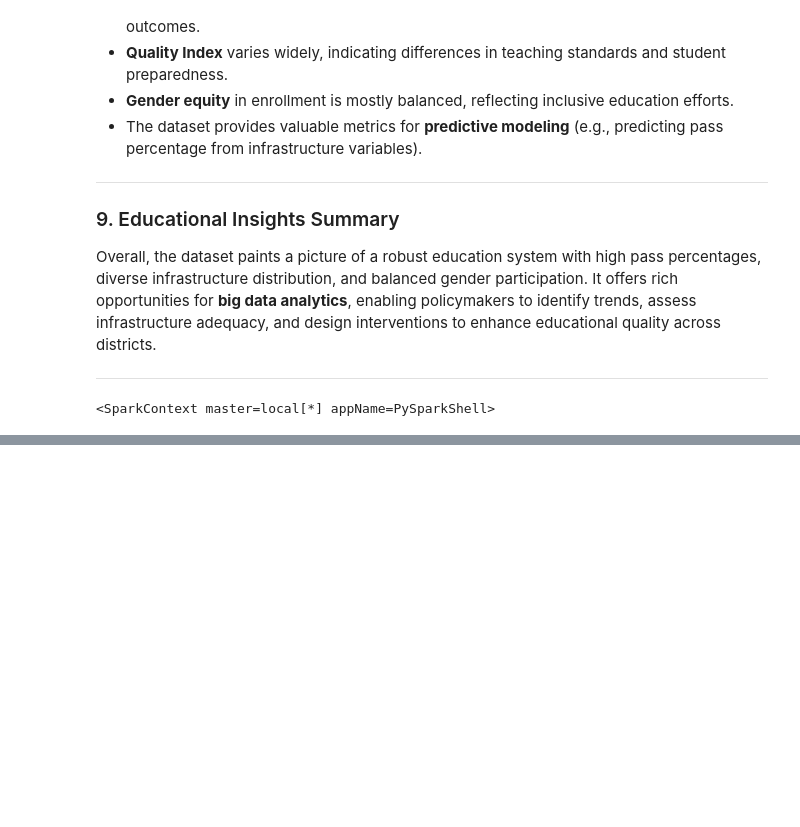
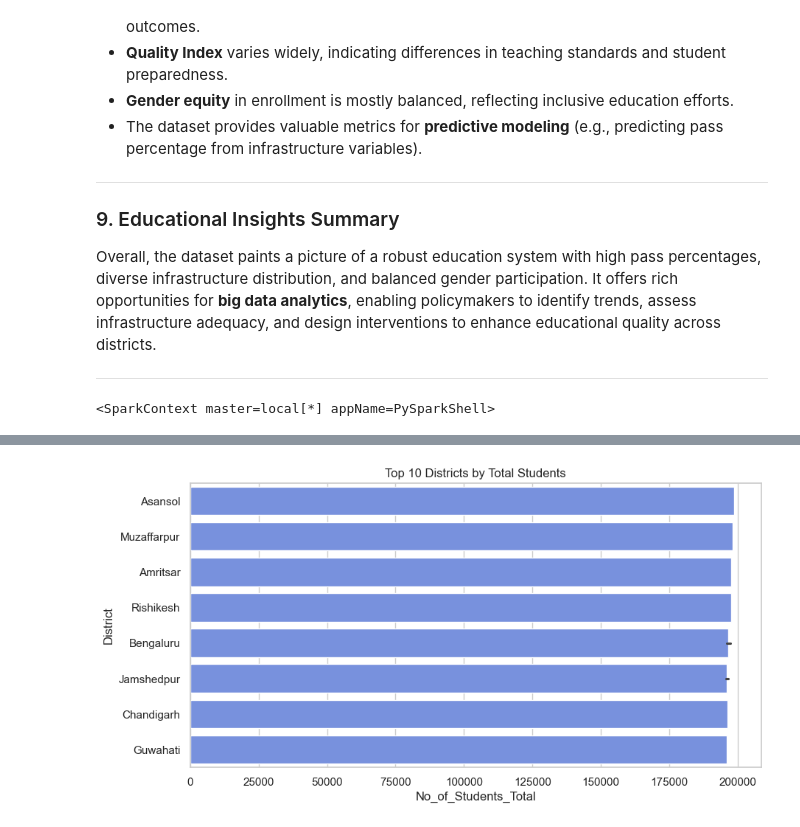
Before and after one commit to pravallika-816/BigDataAnalytics, a Jupyter notebook: 7.Education Data Analysis/Education Dataset Analytics(Mini Project).ipynb, the cells around one changed output, grey strips where cells are left out. Saved outputs shown, nothing was run; the diff lists cells and outputs as text; code cells hidden in the pictures; blank space fills up the shorter version.

```diff
--- a/7.Education Data Analysis/Education Dataset Analytics(Mini Project).ipynb
+++ b/7.Education Data Analysis/Education Dataset Analytics(Mini Project).ipynb
@@ -701,0 +232,8 @@ only showing top 10 rows
+# %%
+#2.Total Students by District (Top 10)
+plt.figure(figsize=(10,5))
+sns.barplot(x="No_of_Students_Total", y="District", data=pdf.nlargest(10, "No_of_Students_Total"))
+plt.title("Top 10 Districts by Total Students")
+plt.show()
+# %% [output]
+[figure, added]
```
Also changed, not shown: parts of 41 cells of this notebook.
